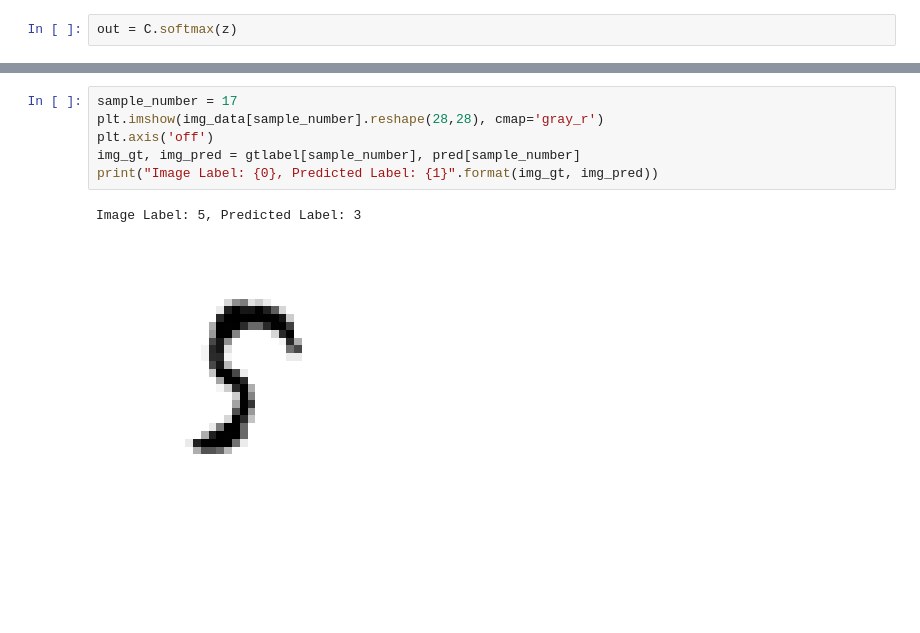
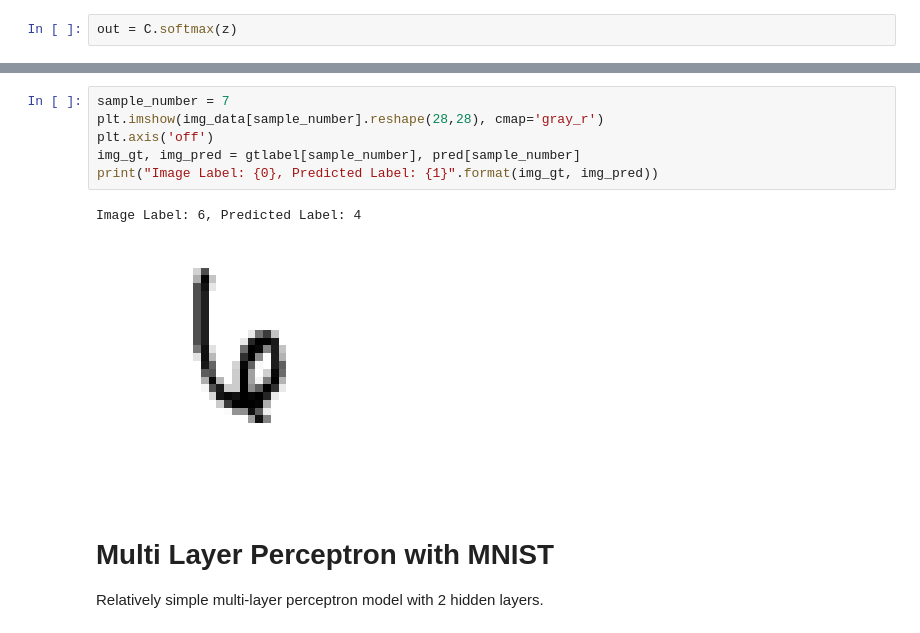
Before and after one commit to beeven/tensorflow_learning, a Jupyter notebook: CNTK103_MNIST.ipynb, the cells around one changed output, grey strips where cells are left out. Saved outputs shown, nothing was run; the diff lists cells and outputs as text; blank space fills up the shorter version.

```diff
--- a/CNTK103_MNIST.ipynb
+++ b/CNTK103_MNIST.ipynb
@@ -258,9 +267,13 @@ Predicted: [0, 9, 1, 2, 2, 9, 3, 4, 4, 8, 5, 8, 6, 3, 7, 7, 8, 3, 9, 2, 0, 2, 1,
 # %%
-sample_number = 17
+sample_number = 7
 plt.imshow(img_data[sample_number].reshape(28,28), cmap='gray_r')
 plt.axis('off')
 img_gt, img_pred = gtlabel[sample_number], pred[sample_number]
 print("Image Label: {0}, Predicted Label: {1}".format(img_gt, img_pred))
 # %% [output]
-Image Label: 5, Predicted Label: 3
+Image Label: 6, Predicted Label: 4
-[figure, old version]
+[figure, new version]
+# %% [markdown]
+# Multi Layer Perceptron with MNIST
+
+Relatively simple multi-layer perceptron model with 2 hidden layers.
```
Also changed, not shown: parts of 15 cells of this notebook.
